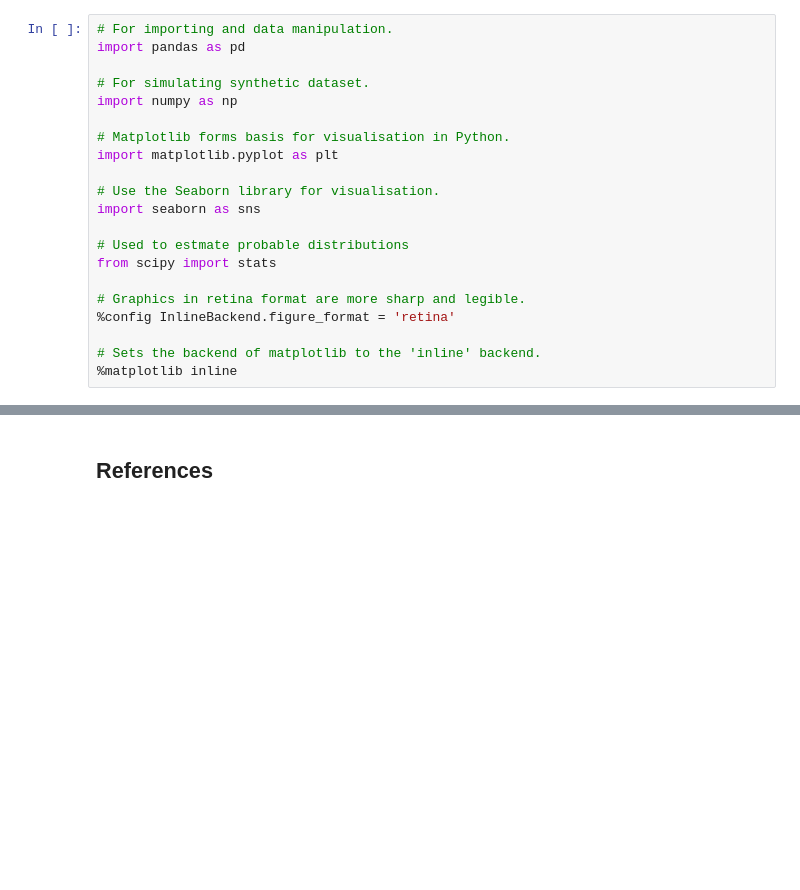
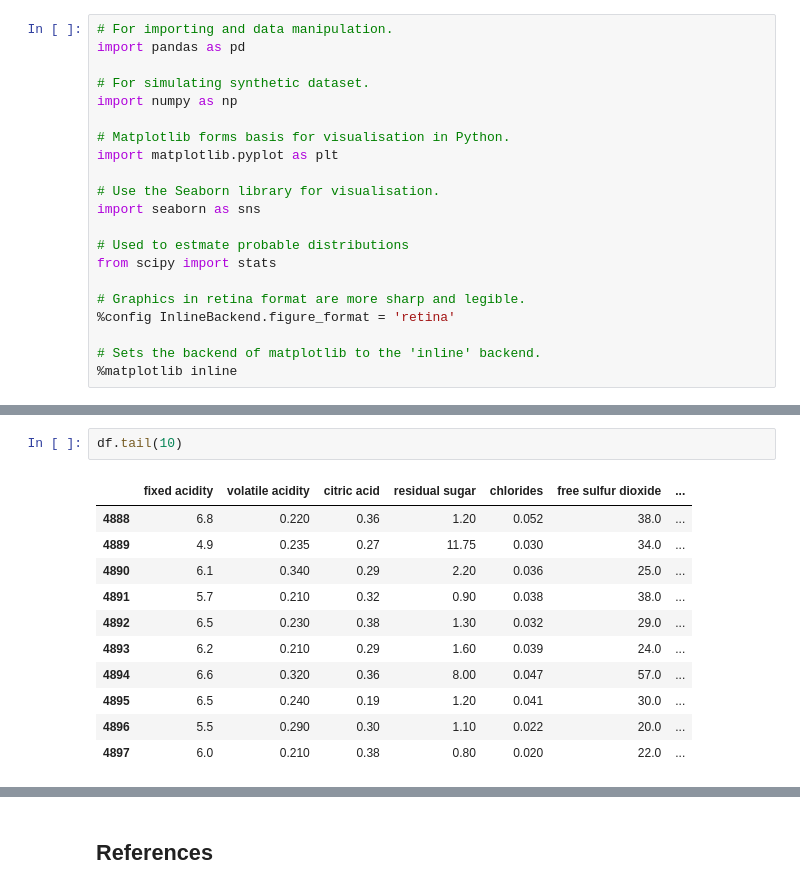
Before and after one commit to Munster2020/HDIP_CSDA_COMP08055, a Jupyter notebook: scikit-learn.ipynb, the cells around one changed output, grey strips where cells are left out. Saved outputs shown, nothing was run; the diff lists cells and outputs as text; blank space fills up the shorter version.

```diff
--- a/scikit-learn.ipynb
+++ b/scikit-learn.ipynb
@@ -73,0 +118,14 @@ FileNotFoundError: [Errno 2] File winequality-white.csv does not exist: 'winequa
+# %%
+df.tail(10)
+# %% [output]
+|  | fixed acidity | volatile acidity | citric acid | residual sugar | chlorides | free sulfur dioxide | ... |
+| 4888 | 6.8 | 0.220 | 0.36 | 1.20 | 0.052 | 38.0 | ... |
+| 4889 | 4.9 | 0.235 | 0.27 | 11.75 | 0.030 | 34.0 | ... |
+| 4890 | 6.1 | 0.340 | 0.29 | 2.20 | 0.036 | 25.0 | ... |
+| 4891 | 5.7 | 0.210 | 0.32 | 0.90 | 0.038 | 38.0 | ... |
+| 4892 | 6.5 | 0.230 | 0.38 | 1.30 | 0.032 | 29.0 | ... |
+| 4893 | 6.2 | 0.210 | 0.29 | 1.60 | 0.039 | 24.0 | ... |
+| 4894 | 6.6 | 0.320 | 0.36 | 8.00 | 0.047 | 57.0 | ... |
+| 4895 | 6.5 | 0.240 | 0.19 | 1.20 | 0.041 | 30.0 | ... |
+| 4896 | 5.5 | 0.290 | 0.30 | 1.10 | 0.022 | 20.0 | ... |
+| 4897 | 6.0 | 0.210 | 0.38 | 0.80 | 0.020 | 22.0 | ... |
```
Also changed, not shown: parts of 12 cells of this notebook, 1 other file.
